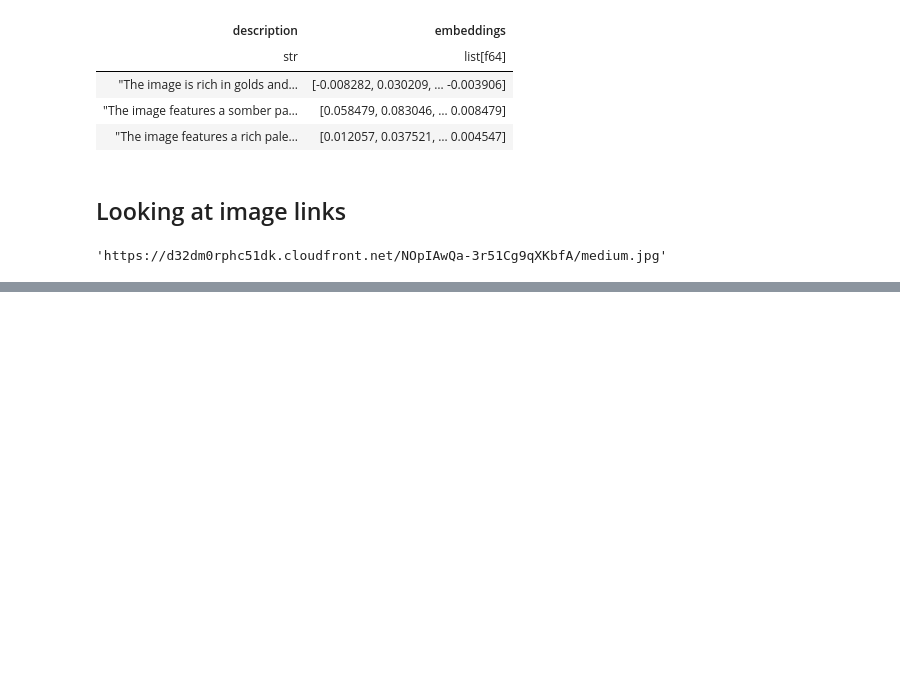
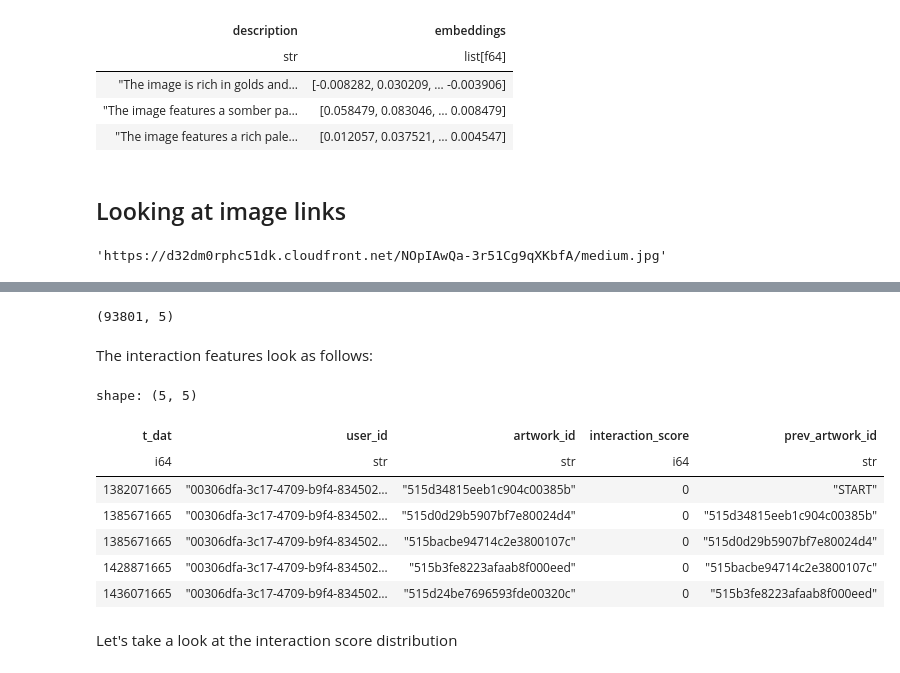
Before and after one commit to chinadupaya/art-recommendations, a Jupyter notebook: notebooks/1_fp_computing_features.ipynb, the cells around one changed output, grey strips where cells are left out. Cells and saved outputs as stored; diff of their text form; code cells hidden in the pictures; blank space fills up the shorter version.

```diff
--- a/notebooks/1_fp_computing_features.ipynb
+++ b/notebooks/1_fp_computing_features.ipynb
@@ -244,0 +321,7 @@ display(HTML(grid_html))
+# %%
+sampler = DatasetSampler(size=settings.USER_DATA_SIZE)
+dataset_subset = sampler.sample(
+    users_df=users_df, transations_df=transactions_df
+)
+users_df = dataset_subset["users"]
+transactions_df = dataset_subset["transactions"]
@@ -244,0 +356,20 @@ display(HTML(grid_html))
+# %%
+interaction_df = generate_interaction_data(transactions_df)
+interaction_df.shape
+# %% [output]
+(93801, 5)
+# %% [markdown]
+The interaction features look as follows:
+# %%
+interaction_df.head()
+# %% [output]
+shape: (5, 5)
+| t_dat | user_id | artwork_id | interaction_score | prev_artwork_id |
+| i64 | str | str | i64 | str |
+| 1382071665 | "00306dfa-3c17-4709-b9f4-834502… | "515d34815eeb1c904c00385b" | 0 | "START" |
+| 1385671665 | "00306dfa-3c17-4709-b9f4-834502… | "515d0d29b5907bf7e80024d4" | 0 | "515d34815eeb1c904c00385b" |
+| 1385671665 | "00306dfa-3c17-4709-b9f4-834502… | "515bacbe94714c2e3800107c" | 0 | "515d0d29b5907bf7e80024d4" |
+| 1428871665 | "00306dfa-3c17-4709-b9f4-834502… | "515b3fe8223afaab8f000eed" | 0 | "515bacbe94714c2e3800107c" |
+| 1436071665 | "00306dfa-3c17-4709-b9f4-834502… | "515d24be7696593fde00320c" | 0 | "515b3fe8223afaab8f000eed" |
+# %% [markdown]
+Let's take a look at the interaction score distribution
```
Also changed, not shown: parts of 28 cells of this notebook, 8 other files.
